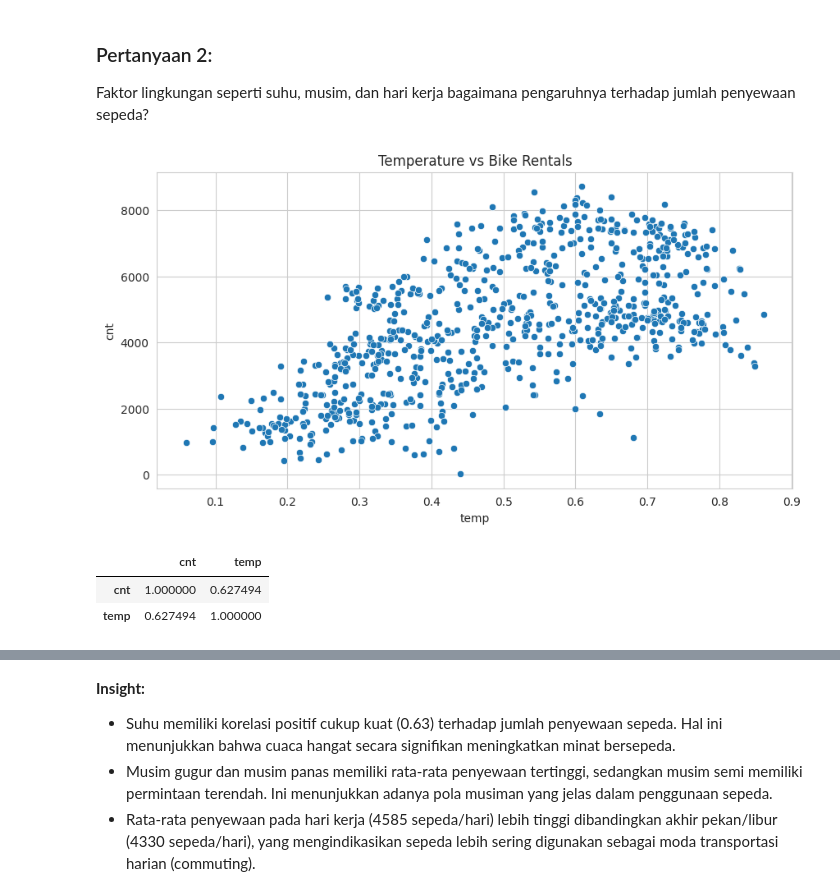
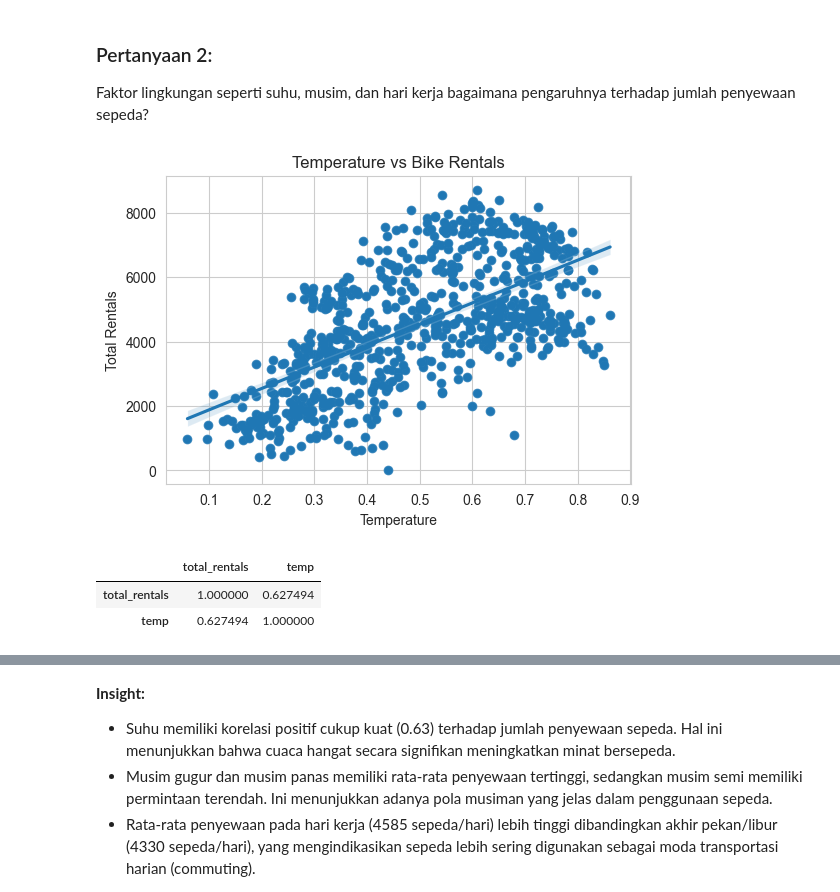
Before and after one commit to swynt/bike-sharing-dashboard, a Jupyter notebook: Proyek_Analisis_Data.ipynb, the cells around one changed output, grey strips where cells are left out. Cells and saved outputs as stored; diff of their text form; code cells hidden in the pictures.

```diff
--- a/Proyek_Analisis_Data.ipynb
+++ b/Proyek_Analisis_Data.ipynb
@@ -92,0 +138,2 @@ df.reset_index(drop=True, inplace=True)
+# %%
+df.drop_duplicates(inplace=True)
@@ -92,0 +142,10 @@ df.reset_index(drop=True, inplace=True)
+# %%
+df.drop(columns=['instant'], inplace=True)
+# %%
+df.rename(columns={
+    'dteday': 'date',
+    'cnt': 'total_rentals',
+    'hum': 'humidity',
+    'yr': 'year',
+    'mnth': 'month'
+}, inplace=True)
@@ -92,0 +167,3 @@ df.reset_index(drop=True, inplace=True)
+# %%
+df = df.sort_values('date')
+df.reset_index(drop=True, inplace=True)
@@ -180,14 +281,19 @@ Secara bisnis, perusahaan perlu:
 ### Pertanyaan 2:
 Faktor lingkungan seperti suhu, musim, dan hari kerja bagaimana pengaruhnya terhadap jumlah penyewaan sepeda?
 # %%
-sns.scatterplot(x='temp', y='cnt', data=df)
+plt.figure(figsize=(6,4))
+sns.scatterplot(x='temp', y='total_rentals', data=df)
+sns.regplot(x='temp', y='total_rentals', data=df)
+
 plt.title("Temperature vs Bike Rentals")
+plt.xlabel("Temperature")
+plt.ylabel("Total Rentals")
 plt.show()
 
-df[['cnt','temp']].corr()
+df[['total_rentals','temp']].corr()
 # %% [output]
-[figure, old version]
+[figure, new version]
-|  | cnt | temp |
-| cnt | 1.000000 | 0.627494 |
+|  | total_rentals | temp |
+| total_rentals | 1.000000 | 0.627494 |
 | temp | 0.627494 | 1.000000 |
 # %%
```
Also changed, not shown: parts of 28 cells of this notebook, 3 other files.
